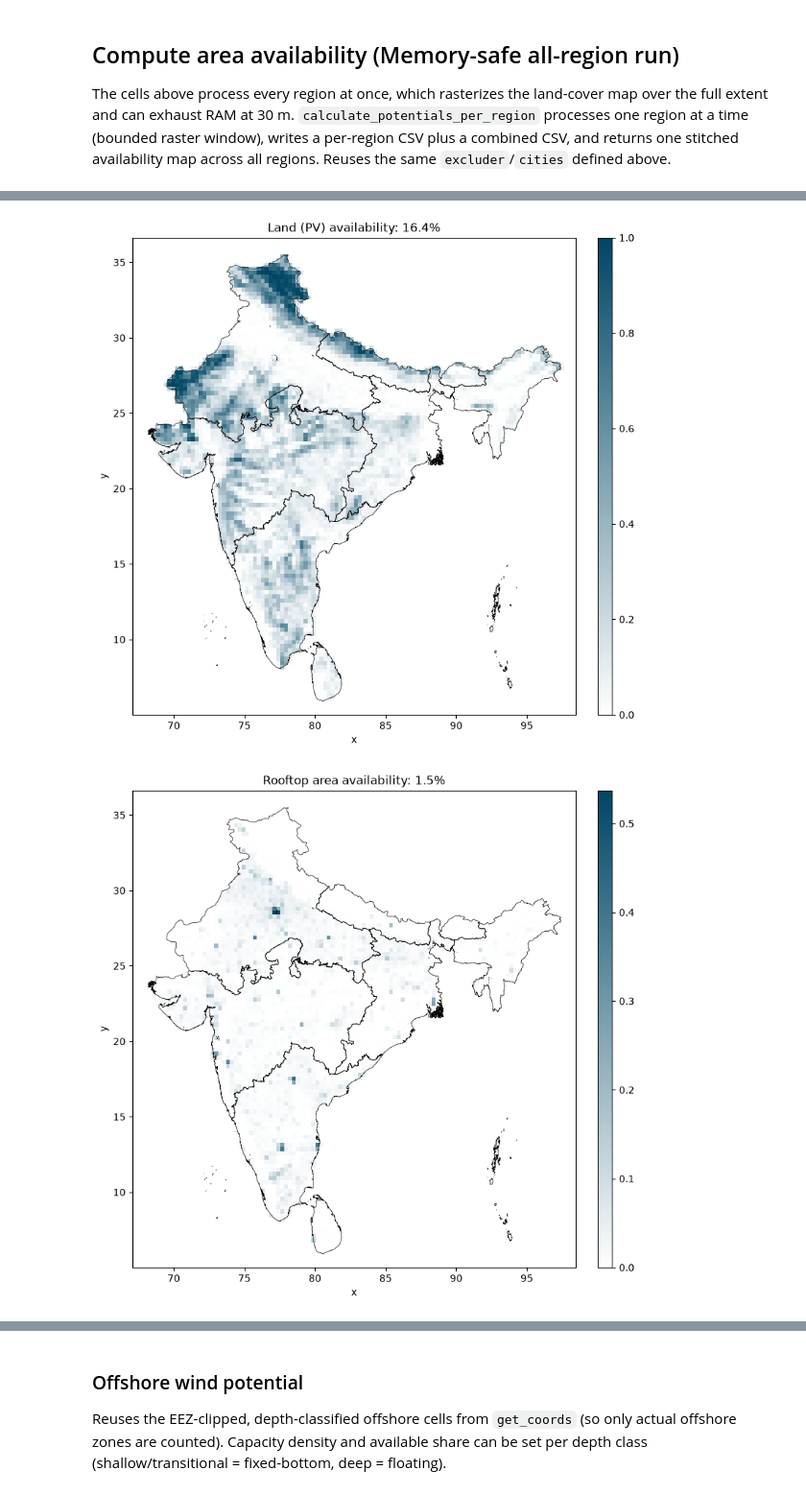
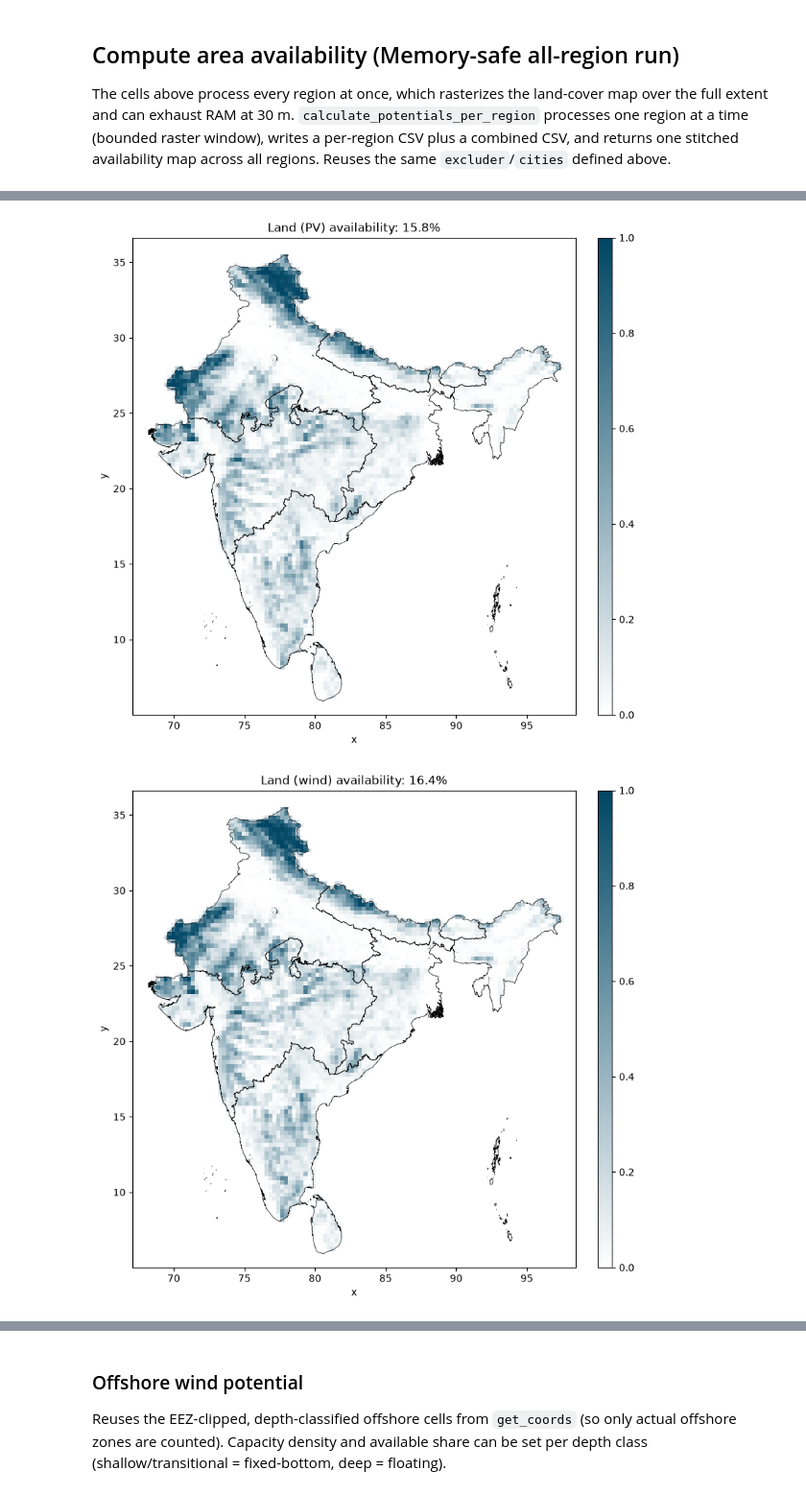
Before and after one commit to loeffko/GENeSYS_MOD.tools, a Jupyter notebook: GIS_&_Timeseries_Tool/GENeSYS-MOD_RES_Tool_IN.ipynb, the cells around one changed output, grey strips where cells are left out. Shown at 96% size. Drawn from its saved outputs; the diff is of its cells as text; code cells hidden in the pictures.

```diff
--- a/GIS_&_Timeseries_Tool/GENeSYS-MOD_RES_Tool_IN.ipynb
+++ b/GIS_&_Timeseries_Tool/GENeSYS-MOD_RES_Tool_IN.ipynb
@@ -458,7 +460,18 @@ PROTECTED       = "geodata/exclusions/wdpa_india.geojson"
 PROTECTED_LAYER = None
 PROTECTED_QUERY = "IUCN_CAT in ['Ia', 'Ib', 'II'] and REALM in ['Terrestrial', 'Coastal']"
 
+# Utility PV: these land rules plus a setback around built-up land. There is no
+# legal PV setback, but 100-300 m land cover misses small settlements; 500 m lands
+# German utility PV (CORINE) between Risch et al. 2022's scenarios (348-456 GWp).
+PV_BUILTUP_BUFFER = 500     # metres around built-up classes, PV only (0 = off)
 excluder = make_land_excluder(
+    LANDCOVER, worldcover_exclude, crs=area_crs,
+    protected_files=PROTECTED, protected_layer=PROTECTED_LAYER,
+    protected_query=PROTECTED_QUERY,
+    buffered_codes=[50], code_buffer=PV_BUILTUP_BUFFER,
+)
+# Onshore wind: the same land rules without the PV setback.
+wind_excluder = make_land_excluder(
     LANDCOVER, worldcover_exclude, crs=area_crs,
     protected_files=PROTECTED, protected_layer=PROTECTED_LAYER,
     protected_query=PROTECTED_QUERY,
@@ -477,8 +497,9 @@ OFFSHORE_EXCLUDE_QUERY = "REALM in ['Marine', 'Coastal'] and IUCN_CAT in ['Ia',
 # %%
 # Capacity densities (MW/km2) and the developable share of suitable area per tech.
-# PV uses the Danish Energy Agency 2030 utility-scale figure; adjust to an Indian
-# source (e.g. NIWE / MNRE assumptions) if you have one.
-pv_cap_per_sqkm = 81.5                  # MW  (DEA 2030 utility-scale)
+# PV uses Risch et al. 2022's utility-scale density; adjust to an Indian source
+# (e.g. NIWE / MNRE assumptions) if you have one.
+pv_cap_per_sqkm = 79.2                  # MW/km2, Risch et al. 2022 (Energies 15, 5536), Eq. 3:
+                                        # ground coverage 0.5 x 0.72 / 4.55 m2/kW (22 % modules)
 pv_percent_land_available = 0.03        # share of suitable area
 wind_cap_per_sqkm = 27                  # MW
 wind_percent_land_available = 0.03      # share of suitable area
@@ -522,35 +543,36 @@ if run_GIS_analysis_by_region:
     # Memory-safe: process every region one at a time. Saves per-region + combined
     # CSVs, returns the stitched availability map + usable coords (land/rooftop/offshore)
     # for the usable-site timeseries below. Passing pv_solar_panel adds a site-quality
     # 'category' (inf/avg/opt) column to the usable-coords CSVs. regions=[] = all.
-    combined_potentials, stitched_land, stitched_rooftop, coords_onshore_usable, coords_rooftop_usable, coords_offshore_usable = calculate_potentials_per_region(
+    combined_potentials, stitched_land, stitched_rooftop, coords_onshore_usable, coords_rooftop_usable, coords_offshore_usable, coords_wind_usable = calculate_potentials_per_region(
         cutout, geo_file, coords_onshore,
-        excluder=excluder, cities=cities,
-        regions=regions,
+        excluder=excluder, cities=cities, wind_excluder=wind_excluder,
+        return_wind_coords=True, regions=regions,
         coords_offshore=coords_offshore,
         usable_threshold=usable_threshold, usable_threshold_rooftop=usable_threshold_rooftop,
         offshore_exclude_files=OFFSHORE_EXCLUDE_FILES,
         offshore_exclude_layer=OFFSHORE_EXCLUDE_LAYER,
         offshore_exclude_query=OFFSHORE_EXCLUDE_QUERY,
         pv_cap_per_sqkm=pv_cap_per_sqkm, pv_percent_land_available=pv_percent_land_available,
         wind_cap_per_sqkm=wind_cap_per_sqkm, wind_percent_land_available=wind_percent_land_available,
         rooftop_cap_per_sqkm=rooftop_cap_per_sqkm, rooftop_percent_area_available=rooftop_percent_area_available,
-        pv_solar_panel=solar_panel, pv_slope=pv_slope, pv_azimuth=pv_azimuth,
+        pv_solar_panel=solar_panel, wind_turbine=onshore_turbine,
+        pv_slope=pv_slope, pv_azimuth=pv_azimuth,
         optimal_tilt=pv_optimal_tilt, rooftop_shares=rooftop_shares,
         offshore_cap_per_sqkm=offshore_cap_per_sqkm, offshore_percent_available=offshore_percent_available,
         output_dir=output_dir, filename=filename, color=map_color,
     )
     combined_potentials
 # %% [output]
 Processing region: BTN
 Processing region: ER
 Processing region: ISL
 Processing region: LKA
 Processing region: NER
 Processing region: NPL
 Processing region: NR
 Processing region: SR
 Processing region: WR
 offshore exclusion: dropped 3 of 655 cells
 [figure]
-[figure, old version]
+[figure, new version]
```
Also changed, not shown: parts of 5 cells of this notebook, 9 other files.
